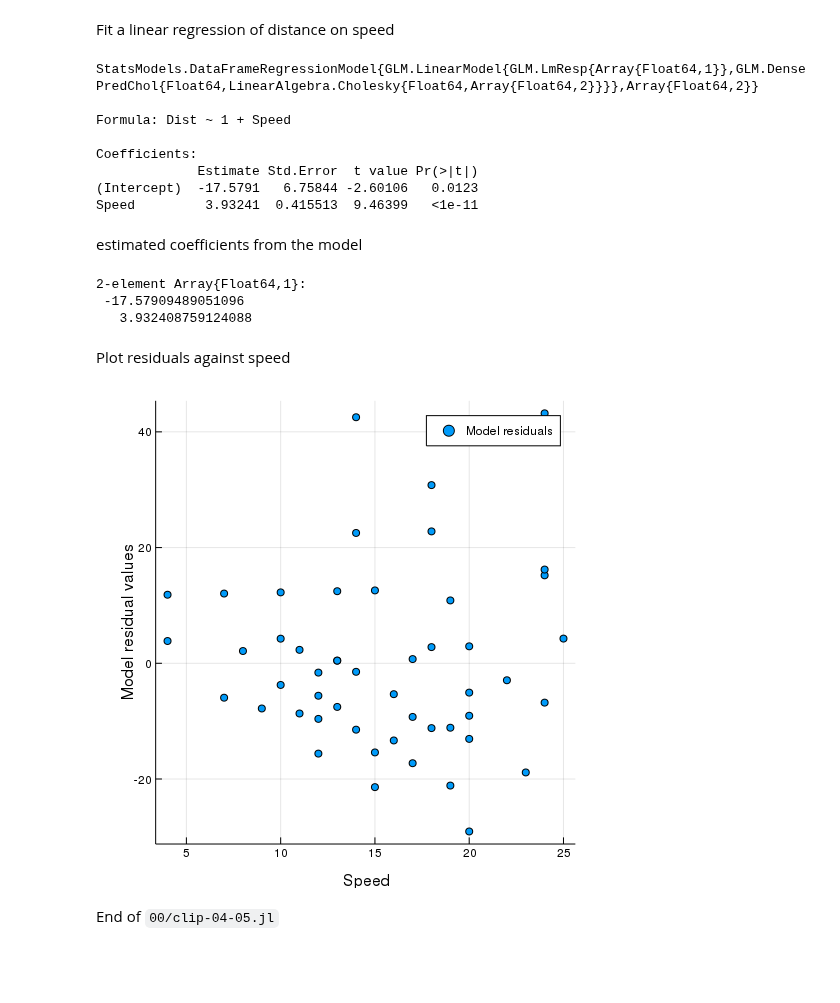
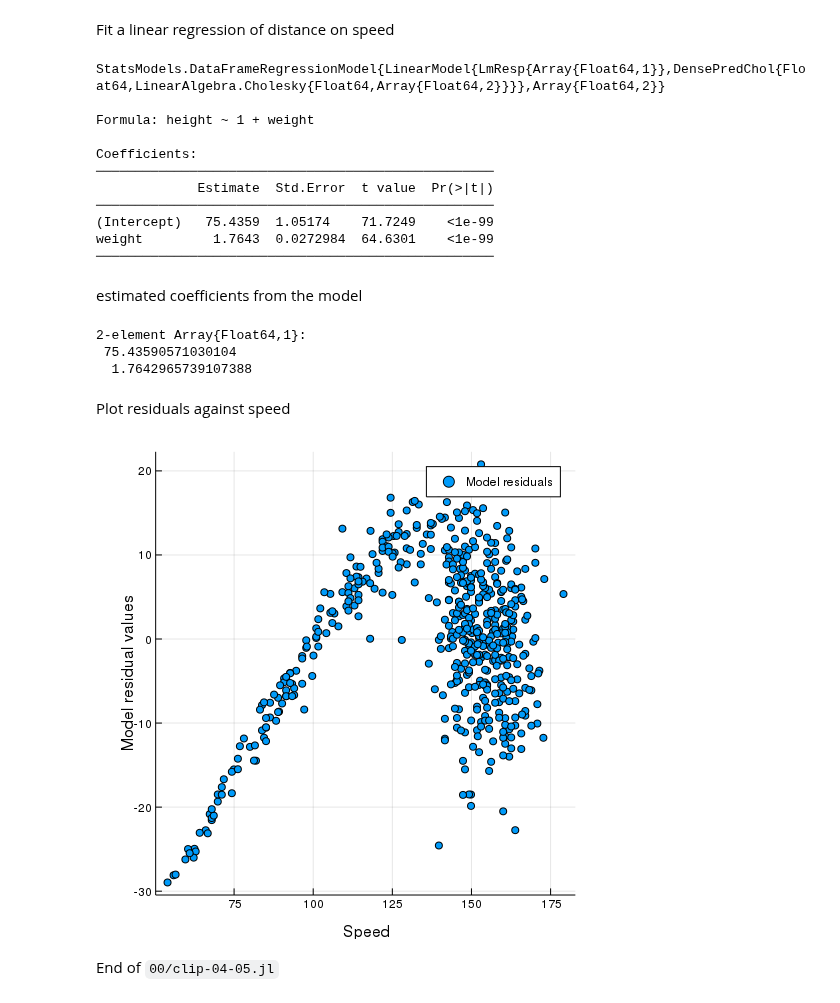
Before and after one commit to StatisticalRethinkingJulia/StatisticalRethinking.jl, a Jupyter notebook: notebooks/00/clip-04-05.ipynb, the cells around one changed output. Drawn from its saved outputs; the diff is of its cells as text; code cells hidden in the pictures; blank space fills up the shorter version.

```diff
--- a/notebooks/00/clip-04-05.ipynb
+++ b/notebooks/00/clip-04-05.ipynb
@@ -24,0 +13,4 @@ first(cars, 5)
+# %%
+howell1 = CSV.read(rel_path("..", "data", "Howell1.csv"), delim=';')
+df = convert(DataFrame, howell1);
+first(df, 5)
@@ -25,31 +26,34 @@ first(cars, 5)
 # %% [markdown]
 Fit a linear regression of distance on speed
 # %%
-m = lm(@formula(Dist ~ Speed), cars)
+m = lm(@formula(height ~ weight), df)
 # %% [output]
-StatsModels.DataFrameRegressionModel{GLM.LinearModel{GLM.LmResp{Array{Float64,1}},GLM.DensePredChol{Float64,LinearAlgebra.Cholesky{Float64,Array{Float64,2}}}},Array{Float64,2}}
+StatsModels.DataFrameRegressionModel{LinearModel{LmResp{Array{Float64,1}},DensePredChol{Float64,LinearAlgebra.Cholesky{Float64,Array{Float64,2}}}},Array{Float64,2}}
 
-Formula: Dist ~ 1 + Speed
+Formula: height ~ 1 + weight
 
 Coefficients:
-             Estimate Std.Error  t value Pr(>|t|)
-(Intercept)  -17.5791   6.75844 -2.60106   0.0123
-Speed         3.93241  0.415513  9.46399   <1e-11
+───────────────────────────────────────────────────
+             Estimate  Std.Error  t value  Pr(>|t|)
+───────────────────────────────────────────────────
+(Intercept)   75.4359  1.05174    71.7249    <1e-99
+weight         1.7643  0.0272984  64.6301    <1e-99
+───────────────────────────────────────────────────
 # %% [markdown]
 estimated coefficients from the model
 # %%
 coef(m)
 # %% [output]
 2-element Array{Float64,1}:
- -17.57909489051096
-   3.932408759124088
+ 75.43590571030104
+  1.7642965739107388
 # %% [markdown]
 Plot residuals against speed
 # %%
-scatter( cars[:Speed], residuals(m), xlab="Speed",
+scatter( df[:height], residuals(m), xlab="Speed",
 ylab="Model residual values", lab="Model residuals")
 # %% [output]
-[figure, old version]
+[figure, new version]
 # %% [markdown]
 End of `00/clip-04-05.jl`
 # %% [markdown]
```
Also changed, not shown: parts of 2 cells of this notebook, 24 other files.
